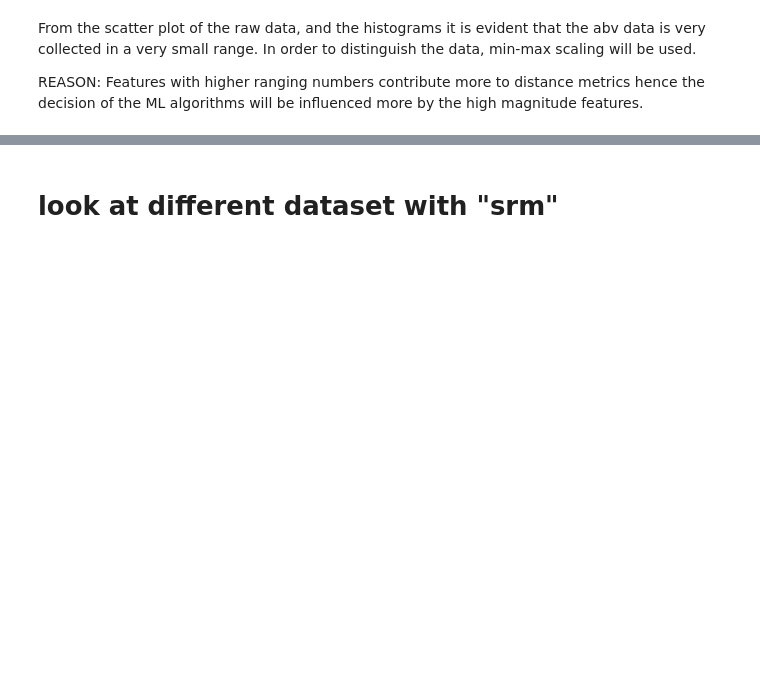
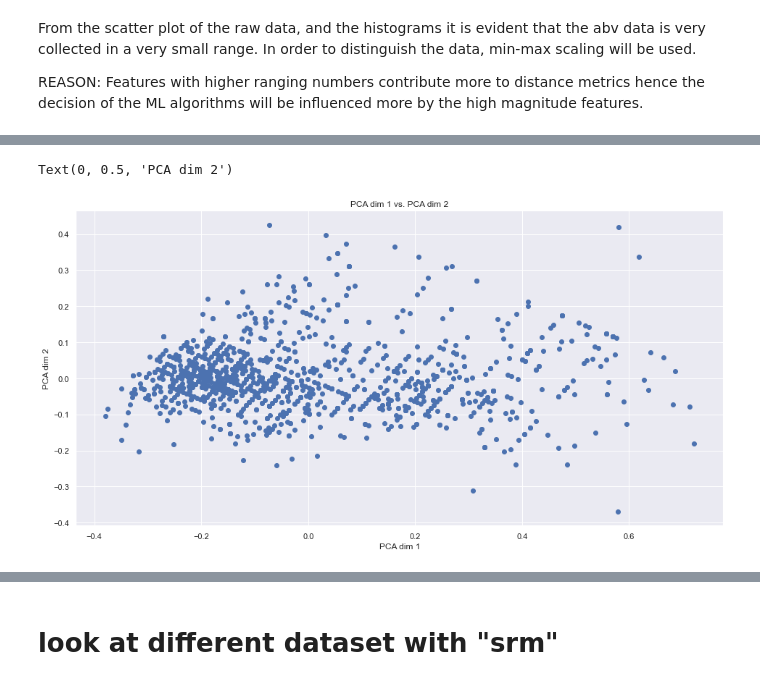
Before and after one commit to aureliusbd/tinybEEr, a Jupyter notebook: BeerModel.ipynb, the cells around one changed output, grey strips where cells are left out. Saved outputs shown, nothing was run; the diff lists cells and outputs as text; code cells hidden in the pictures; blank space fills up the shorter version.

```diff
--- a/BeerModel.ipynb
+++ b/BeerModel.ipynb
@@ -172,0 +227,11 @@ Text(0, 0.5, 'ibu_flt')
+# %%
+from sklearn.decomposition import PCA
+
+#Extracting features from the df_scaled dataframe
+X_feat = df_scaled.iloc[:, :].values
+print('X_feat:', X_feat)
+# initialize the PCA object
+pca = PCA(n_components = 2) # extracts 2 features [maintain same dimension] use 1 to reduce dimension
+# transform and fit the feature of the training set
+X_PCA = pca.fit_transform(X_feat)
+print('X_PCA:', X_PCA)
@@ -172,0 +253,9 @@ Text(0, 0.5, 'ibu_flt')
+# %%
+plt.figure(figsize=(16,8))
+plt.scatter(x=X_PCA[:,0], y=X_PCA[:,1], cmap='viridis')
+plt.title('PCA dim 1 vs. PCA dim 2')
+plt.xlabel('PCA dim 1')
+plt.ylabel('PCA dim 2')
+# %% [output]
+Text(0, 0.5, 'PCA dim 2')
+[figure, added]
```
Also changed, not shown: parts of 15 cells of this notebook.
